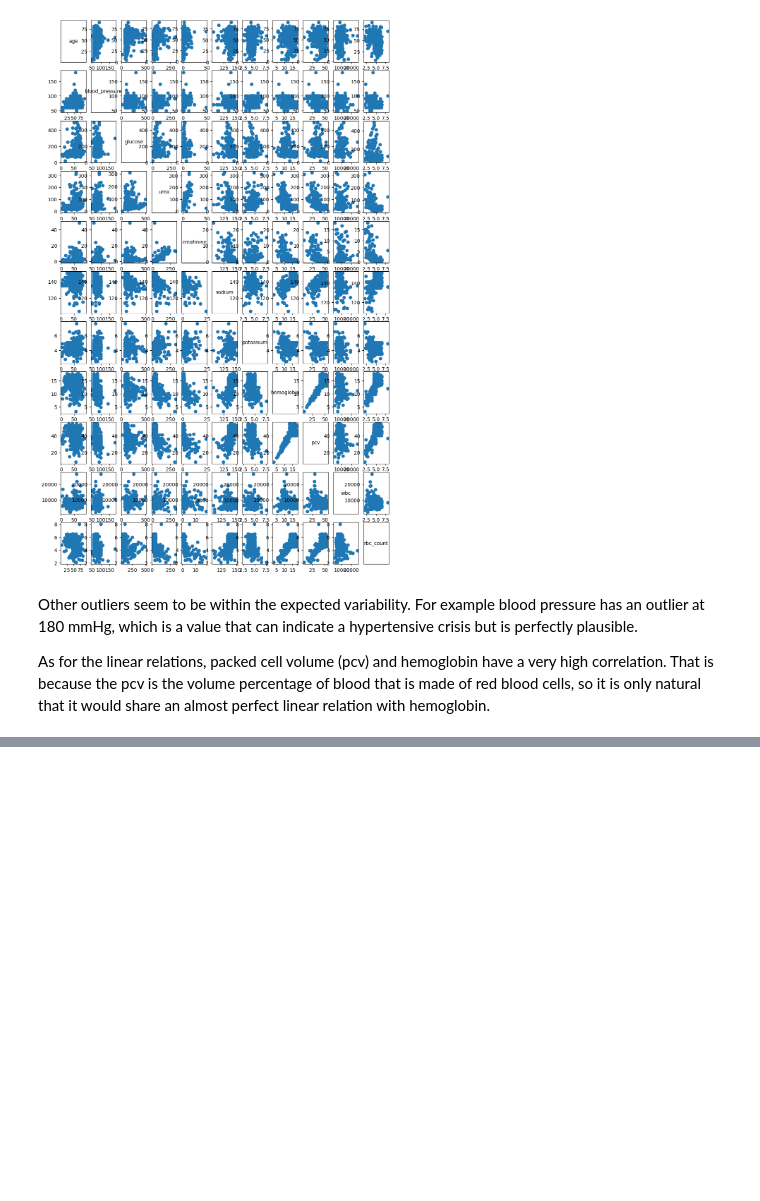
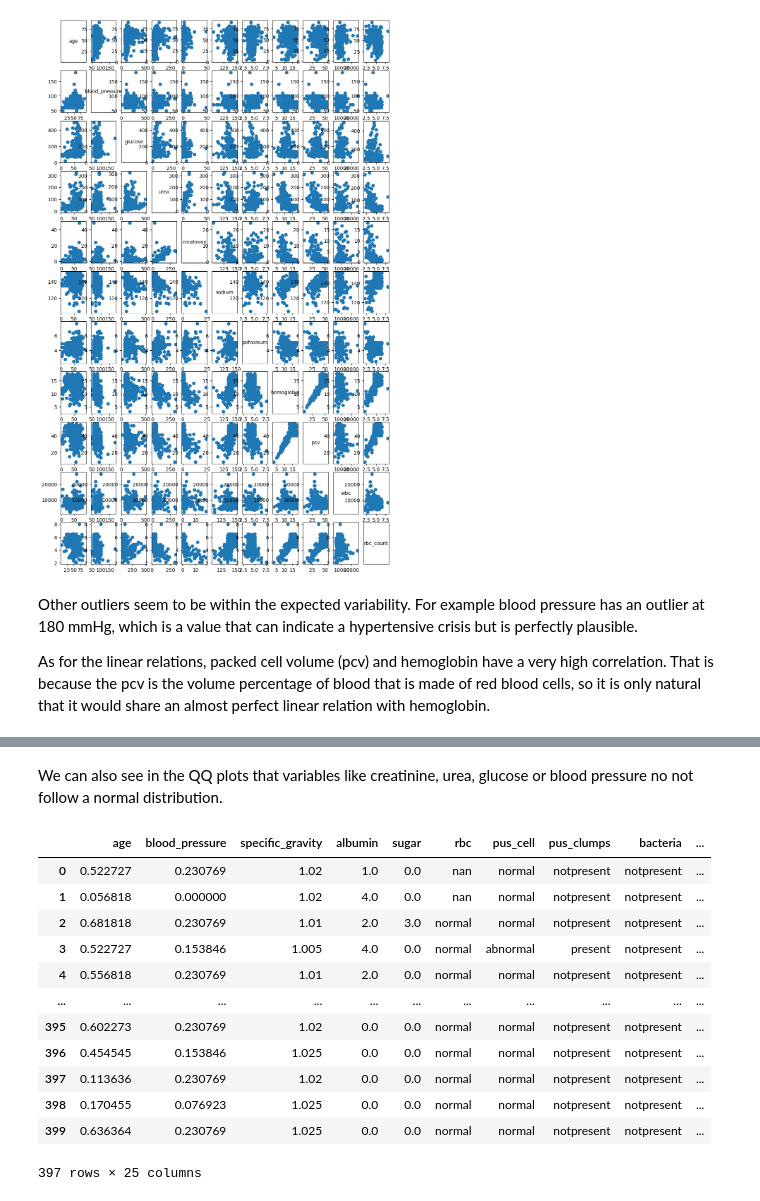
Before and after one commit to andreaperval-gap/SP_FinalProject, a Jupyter notebook: Scientific_Programming.ipynb, the cells around one changed output, grey strips where cells are left out. Cells and saved outputs as stored; diff of their text form; code cells hidden in the pictures; blank space fills up the shorter version.

```diff
--- a/Scientific_Programming.ipynb
+++ b/Scientific_Programming.ipynb
@@ -718,0 +749,35 @@ perfect linear relation with hemoglobin.
+# %% [markdown]
+We can also see in the QQ plots that variables like creatinine, urea, glucose or
+blood pressure no not follow a normal distribution.
+# %%
+def normalize_df(df, numeric_columns):
+    """Normalizes the numerical columns in the df using 0-1 normalization.
+
+    Args:
+        df: a dataframe
+        numeric_columns: a list of the numeric column names
+
+    Returns:
+        The dataframe with its numerical columns normalized.
+    """
+
+    df[numeric_columns] = (df[numeric_columns]-df[numeric_columns].min()) / \
+    (df[numeric_columns].max()-df[numeric_columns].min())
+    return df
+# %%
+normalized_df = normalize_df(cleaned_df,numeric_cols)
+normalized_df
+# %% [output]
+|  | age | blood_pressure | specific_gravity | albumin | sugar | rbc | pus_cell | pus_clumps | bacteria | ... |
+| 0 | 0.522727 | 0.230769 | 1.02 | 1.0 | 0.0 | nan | normal | notpresent | notpresent | ... |
+| 1 | 0.056818 | 0.000000 | 1.02 | 4.0 | 0.0 | nan | normal | notpresent | notpresent | ... |
+| 2 | 0.681818 | 0.230769 | 1.01 | 2.0 | 3.0 | normal | normal | notpresent | notpresent | ... |
+| 3 | 0.522727 | 0.153846 | 1.005 | 4.0 | 0.0 | normal | abnormal | present | notpresent | ... |
+| 4 | 0.556818 | 0.230769 | 1.01 | 2.0 | 0.0 | normal | normal | notpresent | notpresent | ... |
+| ... | ... | ... | ... | ... | ... | ... | ... | ... | ... | ... |
+| 395 | 0.602273 | 0.230769 | 1.02 | 0.0 | 0.0 | normal | normal | notpresent | notpresent | ... |
+| 396 | 0.454545 | 0.153846 | 1.025 | 0.0 | 0.0 | normal | normal | notpresent | notpresent | ... |
+| 397 | 0.113636 | 0.230769 | 1.02 | 0.0 | 0.0 | normal | normal | notpresent | notpresent | ... |
+| 398 | 0.170455 | 0.076923 | 1.025 | 0.0 | 0.0 | normal | normal | notpresent | notpresent | ... |
+| 399 | 0.636364 | 0.230769 | 1.025 | 0.0 | 0.0 | normal | normal | notpresent | notpresent | ... |
+397 rows × 25 columns
```
Also changed, not shown: parts of 9 cells of this notebook, 1 other file.
